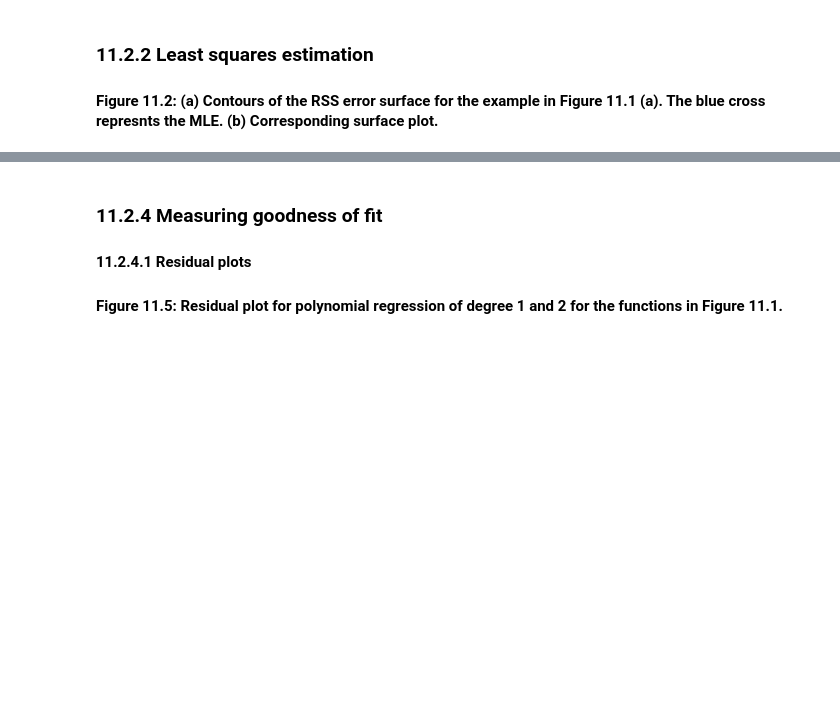
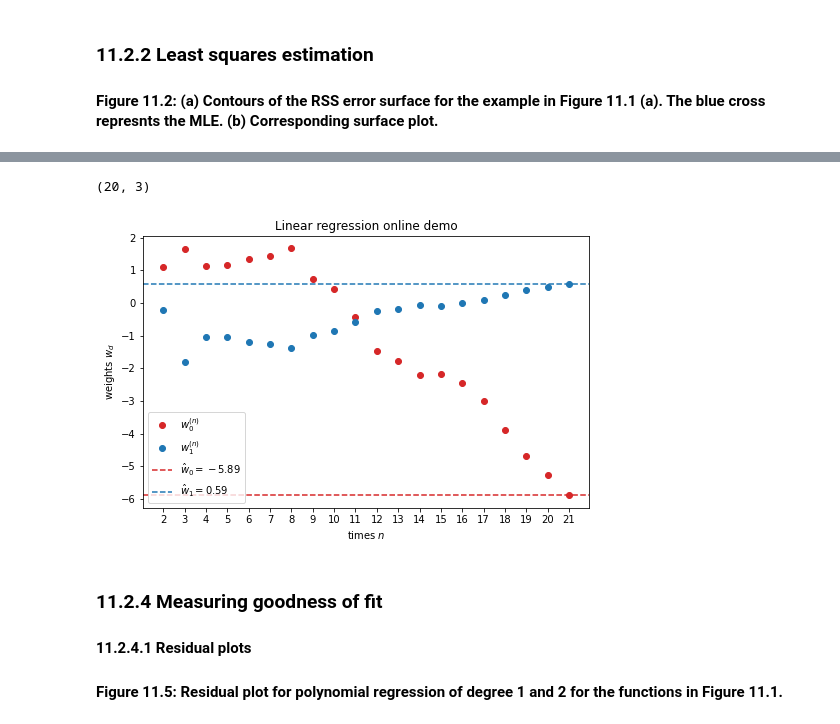
Before and after one commit to chofchof/probml, a Jupyter notebook: notebooks/book1/11/linreg_poly_vs_degree.ipynb, the cells around one changed output, grey strips where cells are left out. Drawn from its saved outputs; the diff is of its cells as text; code cells hidden in the pictures; blank space fills up the shorter version.

Commit message:
Update Least squares linear regression

```diff
--- a/notebooks/book1/11/linreg_poly_vs_degree.ipynb
+++ b/notebooks/book1/11/linreg_poly_vs_degree.ipynb
@@ -119,3 +125,56 @@ fig.tight_layout()
+# %%
+def linreg_update(X, y):
+    assert ((X.ndim == 2 and X.shape[1] == 1) or X.ndim == 1) and y.ndim == 1
+    if X.ndim == 2:
+        X = X[:, 0]
+
+    bar_x = X[0]
+    bar_y = y[0]
+    C_xx = C_xy = 0
+
+    w = []
+    n = 1
+    for x_np1, y_np1 in zip(X[1:], y[1:]):
+        bar_x_n = bar_x # old bar_x
+        bar_y_n = bar_y # old bar_y
+        np1 = n + 1
+        # equation 11.33
+        bar_x = bar_x_n + (x_np1 - bar_x_n) / np1
+        bar_y = bar_y_n + (y_np1 - bar_y_n) / np1
+        # equation 11.40
+        C_xy = (x_np1 * y_np1 + n * C_xy + n * bar_x_n * bar_y_n - np1 * bar_x * bar_y) / np1
+        C_xx = (x_np1 * x_np1 + n * C_xx + n * bar_x_n * bar_x_n - np1 * bar_x * bar_x) / np1
+        # equation 11.27 and 11.28
+        w1 = C_xy / C_xx
+        w0 = bar_y - w1 * bar_x
+        w.append([w0, w1, np1])
+        n += 1
+    return np.asarray(w)
+
+w = linreg_update(X_train, y_train)
+w.shape
+# %% [output]
+(20, 3)
+# %%
+bar_x = X_train.mean()
+bar_y = y_train.mean()
+X_c = X_train[:, 0] - bar_x
+y_c = y_train - bar_y
+hat_w1 = np.dot(X_c, y_c) / np.sum(X_c ** 2) # eq 11.27
+hat_w0 = bar_y - hat_w1 * bar_x              # eq 11.28
+
+_, ax = plt.subplots(figsize=(8, 5))
+ax.plot(w[:, 2], w[:, 0], color='tab:red', marker='o', ls='', label='$w_0^{(n)}$')
+ax.plot(w[:, 2], w[:, 1], color='tab:blue', marker='o', ls='', label='$w_1^{(n)}$')
+ax.axhline(hat_w0, color='tab:red', ls='--', label=f'$\hat w_0={hat_w0:.2f}$')
+ax.axhline(hat_w1, color='tab:blue', ls='--', label=f'$\hat w_1={hat_w1:.2f}$')
+ax.set_xticks(w[:, 2])
+ax.set_xlabel('times $n$')
+ax.set_ylabel('weights $w_d$')
+ax.set_title('Linear regression online demo')
+ax.legend();
+# %% [output]
+[figure, added]
 # %% [markdown]
 ### 11.2.4 Measuring goodness of fit
 
```
Also changed, not shown: parts of 6 cells of this notebook, 3 other files.
